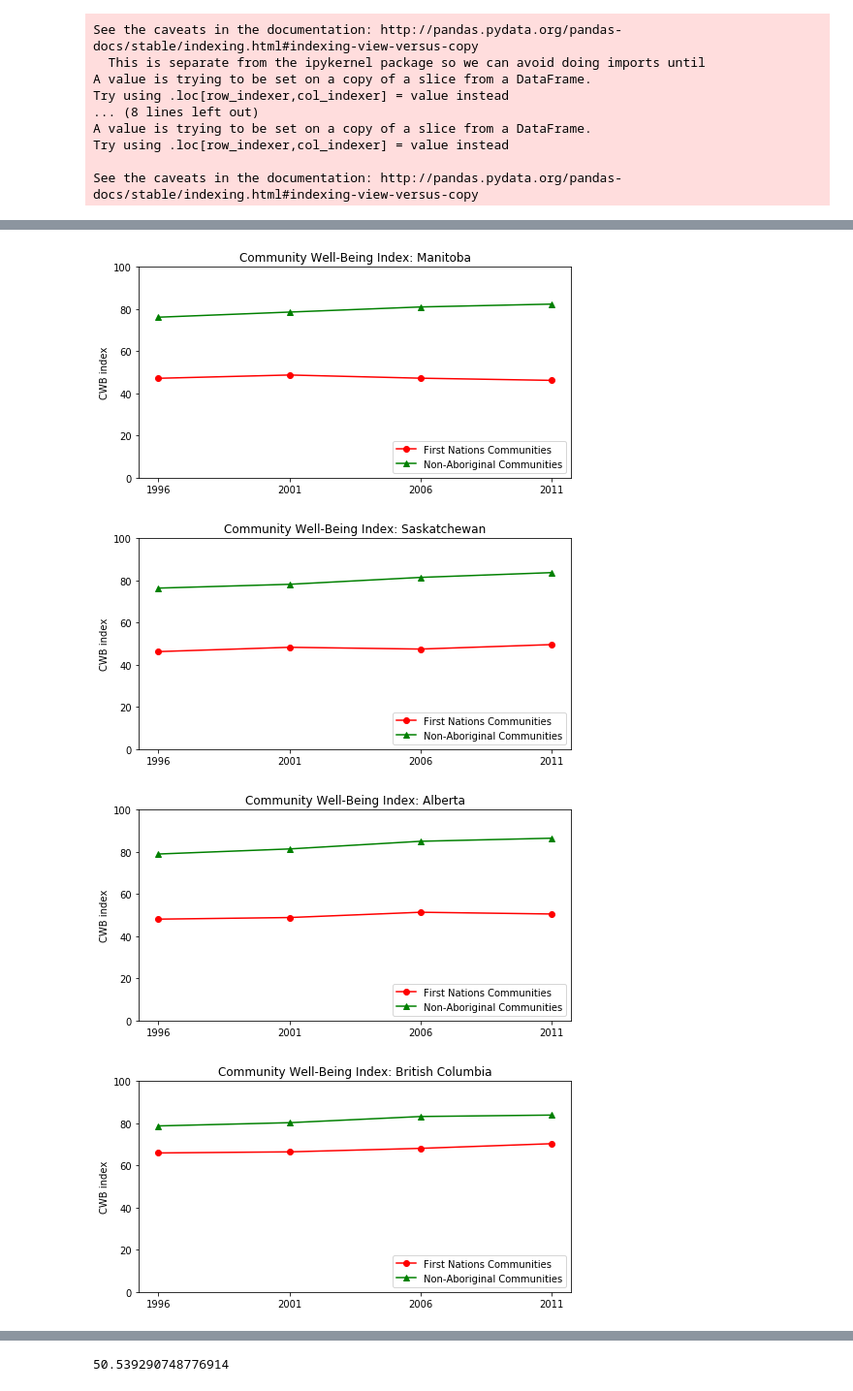
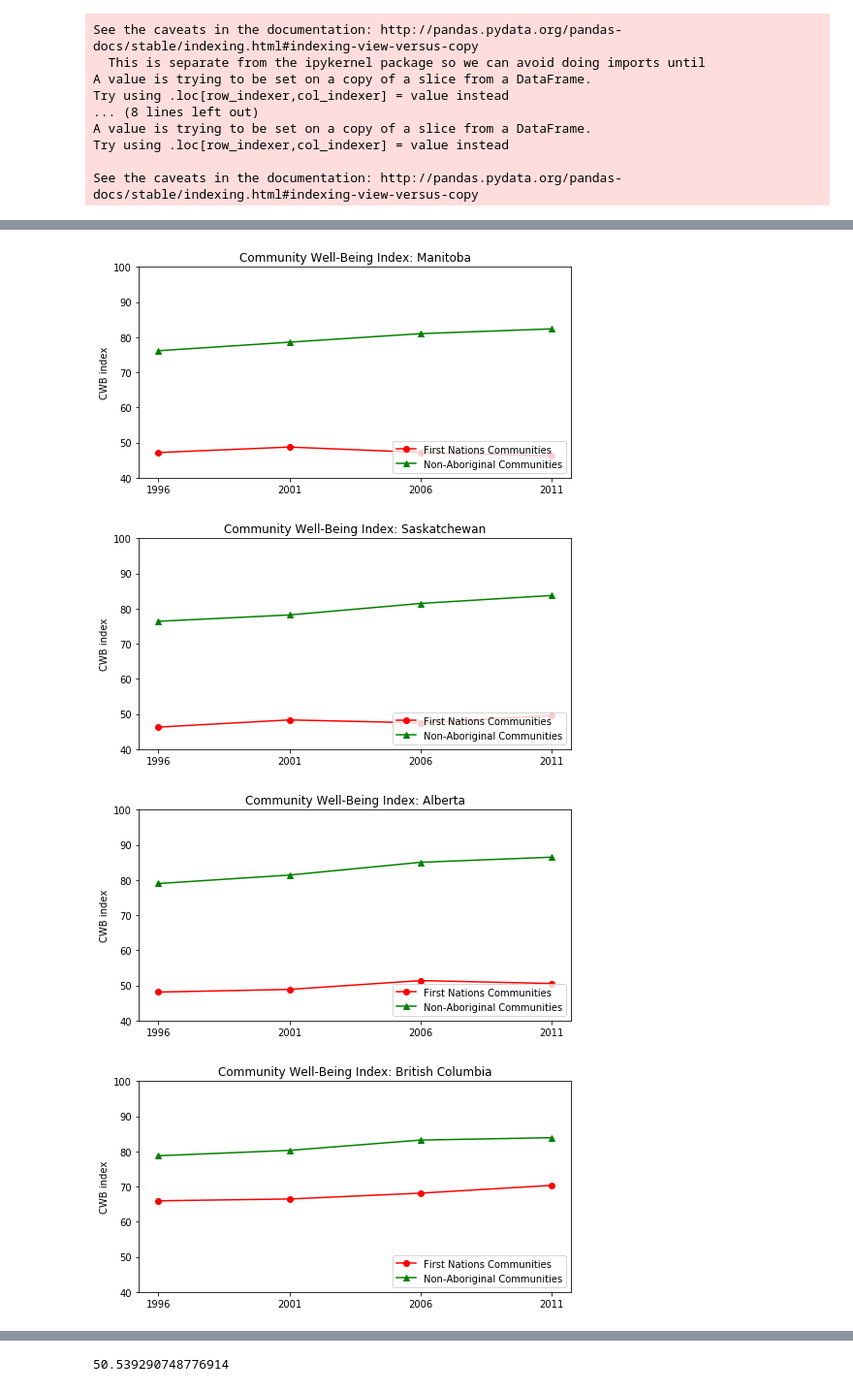
Before and after one commit to elsantonato/07-Project-1, a Jupyter notebook: Pandas/Census_cwb_csv_provinces_1996_2011.ipynb, the cells around one changed output, grey strips where cells are left out. Shown at 97% size. Cells and saved outputs as stored; diff of their text form; code cells hidden in the pictures.

```diff
--- a/Pandas/Census_cwb_csv_provinces_1996_2011.ipynb
+++ b/Pandas/Census_cwb_csv_provinces_1996_2011.ipynb
@@ -308,7 +308,7 @@ for province in list(PC_df["Province"]):
         plt.title("Community Well-Being Index: " + province)
         plt.ylabel ("CWB index")
         ax.legend(["First Nations Communities","Non-Aboriginal Communities" ], loc='lower right')
-        plt.ylim(0, 100)
+        plt.ylim(40, 100)
         fig_path="../Output/" + province+".png"
         plt.savefig(fig_path)
         plt.show()
@@ -324,4 +324,4 @@ for province in list(PC_df["Province"]):
-[figure, old version]
+[figure, new version]
-[figure, old version]
+[figure, new version]
-[figure, old version]
+[figure, new version]
-[figure, old version]
+[figure, new version]
```
Also changed, not shown: parts of 3 cells of this notebook, 15 other files.
